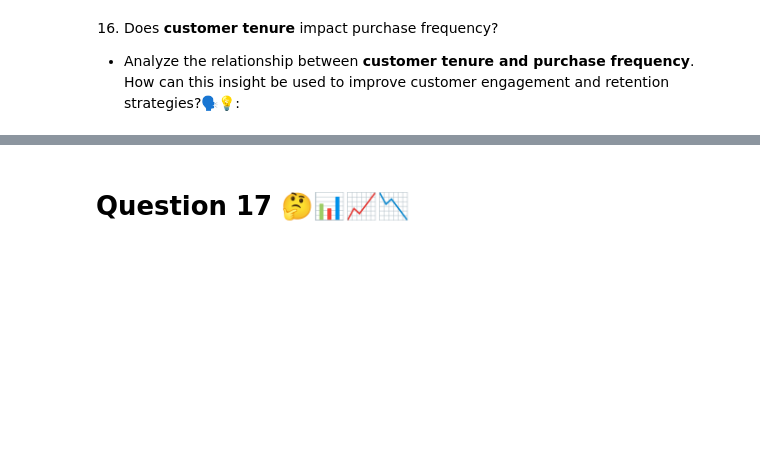
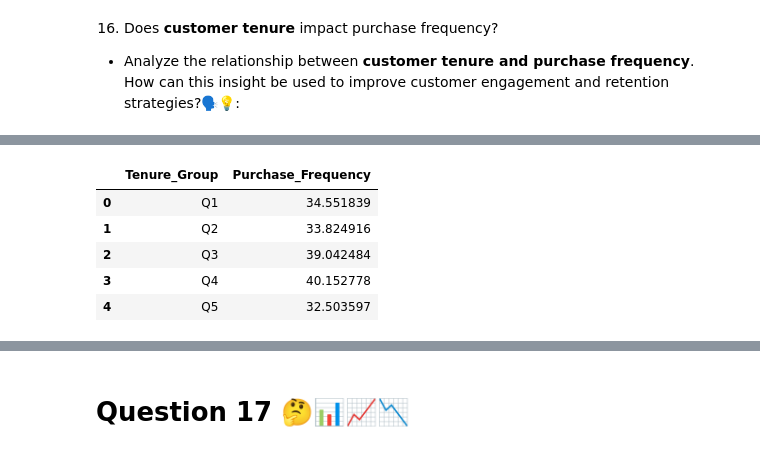
Before and after one commit to Smita569/E-commerce_Marketing_and_sales, a Jupyter notebook: E_commerce_Marketing_and_sales_Business_Case.ipynb, the cells around one changed output, grey strips where cells are left out. Cells and saved outputs as stored; diff of their text form; code cells hidden in the pictures; blank space fills up the shorter version.

```diff
--- a/E_commerce_Marketing_and_sales_Business_Case.ipynb
+++ b/E_commerce_Marketing_and_sales_Business_Case.ipynb
@@ -822,0 +840,11 @@ plt.show()
+# %%
+# Group Tenure Group by purchase frequency
+average_frequency_by_tenure =df_customer_tenure_purchase_frequency.groupby('Tenure_Group')['Purchase_Frequency'].mean().reset_index()
+average_frequency_by_tenure
+# %% [output]
+|  | Tenure_Group | Purchase_Frequency |
+| 0 | Q1 | 34.551839 |
+| 1 | Q2 | 33.824916 |
+| 2 | Q3 | 39.042484 |
+| 3 | Q4 | 40.152778 |
+| 4 | Q5 | 32.503597 |
```
Also changed, not shown: parts of 4 cells of this notebook.
